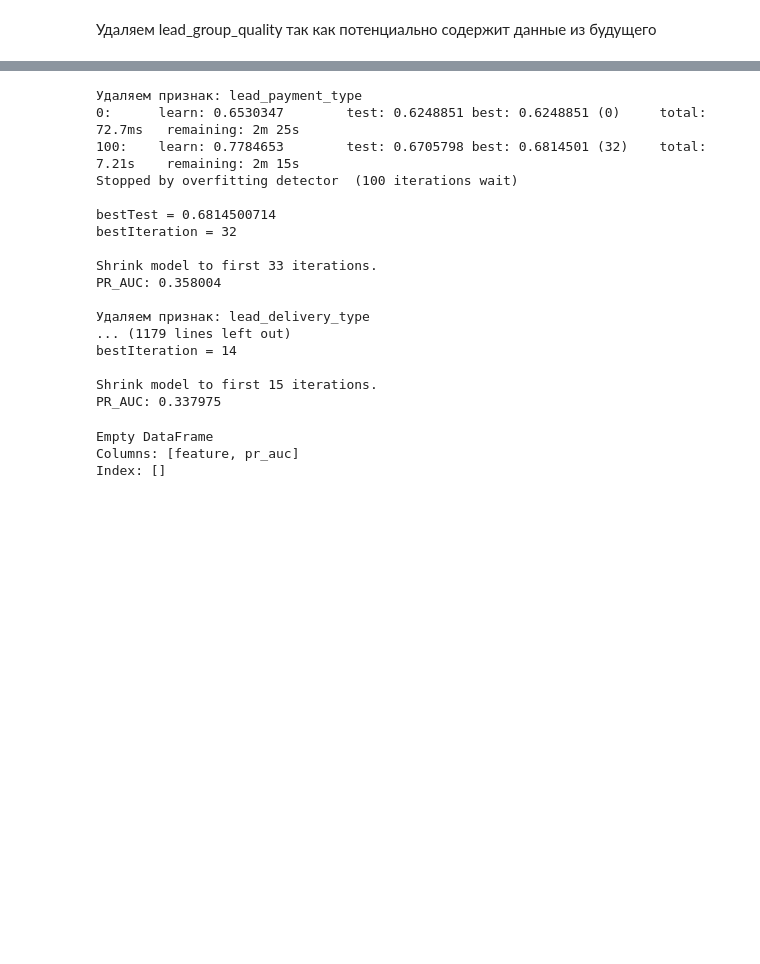
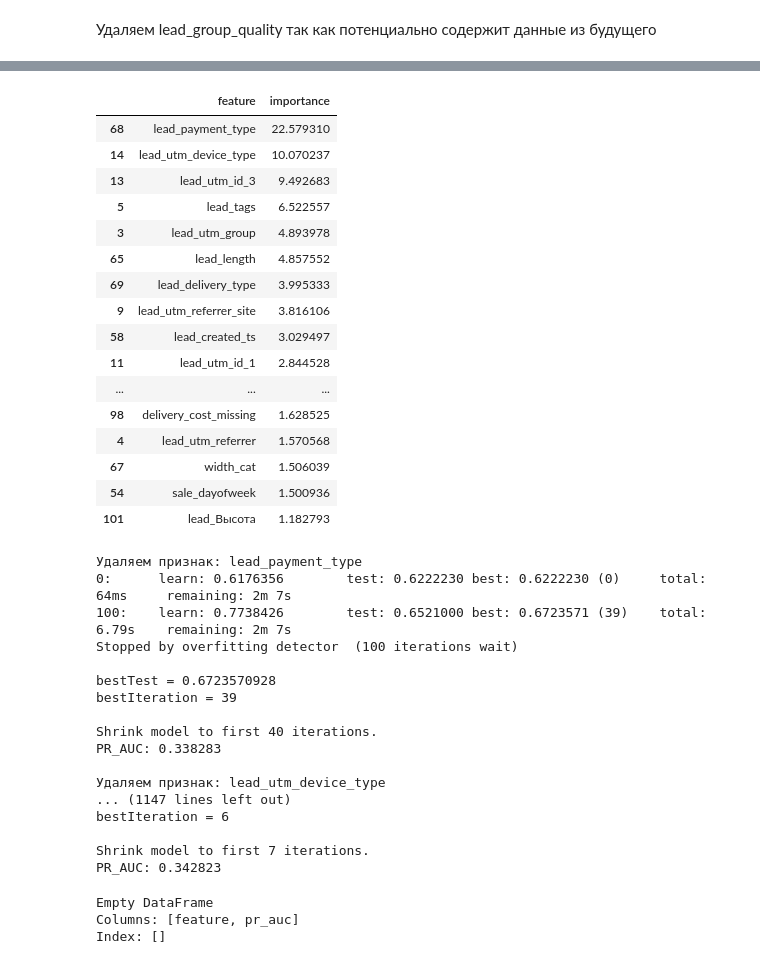
Before and after one commit to JeffRaiAlt/xakaton_mipt, a Jupyter notebook: notebooks/group_2/model_processing_2.ipynb, the cells around one changed output, grey strips where cells are left out. Saved outputs shown, nothing was run; the diff lists cells and outputs as text; code cells hidden in the pictures; blank space fills up the shorter version.

```diff
--- a/notebooks/group_2/model_processing_2.ipynb
+++ b/notebooks/group_2/model_processing_2.ipynb
@@ -117,0 +149,10 @@ fi.head(20)
+# %%
+df_reduced = df_reduced.drop(columns=["width_is_missing"])
+
+X_train, y_train, X_val, y_val, X_test, y_test = split_dataset_with_val(df_reduced)
+
+model, metrics = train_catboost_model(
+    X_train, y_train, X_val, y_val, X_test, y_test
+)
+
+print("Метрики после удаления width_is_missing:", metrics)
@@ -118,5 +169,27 @@ fi.head(20)
+# %%
+fi = get_feature_importance_df(model, X_train, y_train)
+
+fi.head(20)
+# %% [output]
+|  | feature | importance |
+| 68 | lead_payment_type | 22.579310 |
+| 14 | lead_utm_device_type | 10.070237 |
+| 13 | lead_utm_id_3 | 9.492683 |
+| 5 | lead_tags | 6.522557 |
+| 3 | lead_utm_group | 4.893978 |
+| 65 | lead_length | 4.857552 |
+| 69 | lead_delivery_type | 3.995333 |
+| 9 | lead_utm_referrer_site | 3.816106 |
+| 58 | lead_created_ts | 3.029497 |
+| 11 | lead_utm_id_1 | 2.844528 |
+| ... | ... | ... |
+| 98 | delivery_cost_missing | 1.628525 |
+| 4 | lead_utm_referrer | 1.570568 |
+| 67 | width_cat | 1.506039 |
+| 54 | sale_dayofweek | 1.500936 |
+| 101 | lead_Высота | 1.182793 |
 # %%
-baseline_pr_auc = 0.3917883822509819
+baseline_pr_auc = 0.3899703955089175
 
 results = []
 
@@ -144,22 +217,22 @@ for feature in fi["feature"]:
         print(f"✅ Улучшение! Удаление признака {feature} дало PR_AUC = {pr_auc:.6f}")
 # %% [output]
 Удаляем признак: lead_payment_type
-0:      learn: 0.6530347        test: 0.6248851 best: 0.6248851 (0)     total: 72.7ms   remaining: 2m 25s
-100:    learn: 0.7784653        test: 0.6705798 best: 0.6814501 (32)    total: 7.21s    remaining: 2m 15s
+0:      learn: 0.6176356        test: 0.6222230 best: 0.6222230 (0)     total: 64ms     remaining: 2m 7s
+100:    learn: 0.7738426        test: 0.6521000 best: 0.6723571 (39)    total: 6.79s    remaining: 2m 7s
 Stopped by overfitting detector  (100 iterations wait)
 
-bestTest = 0.6814500714
-bestIteration = 32
+bestTest = 0.6723570928
+bestIteration = 39
 
-Shrink model to first 33 iterations.
-PR_AUC: 0.358004
+Shrink model to first 40 iterations.
+PR_AUC: 0.338283
 
-Удаляем признак: lead_delivery_type
-... (1179 lines left out)
-bestIteration = 14
+Удаляем признак: lead_utm_device_type
+... (1147 lines left out)
+bestIteration = 6
 
-Shrink model to first 15 iterations.
-PR_AUC: 0.337975
+Shrink model to first 7 iterations.
+PR_AUC: 0.342823
 # %%
 results_df = pd.DataFrame(results, columns=["feature", "pr_auc"])
 results_df = results_df.sort_values(by="pr_auc", ascending=False)
```
Also changed, not shown: parts of 17 cells of this notebook, 9 other files.
